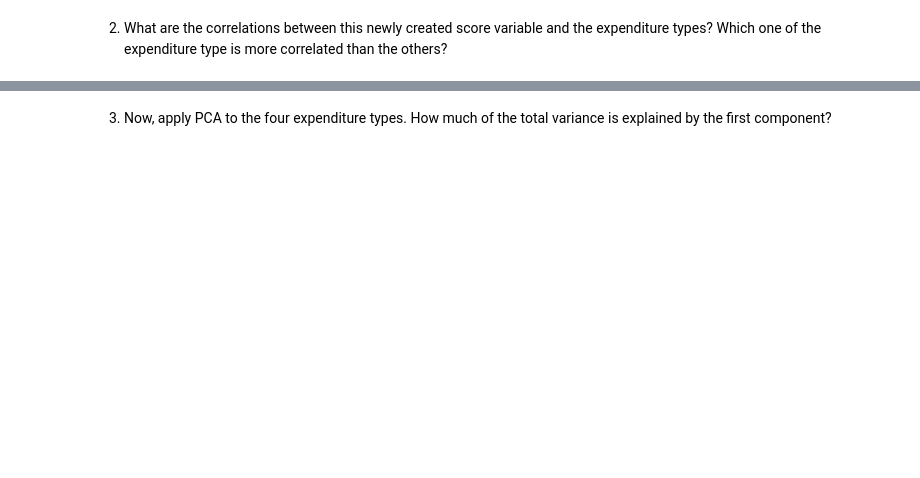
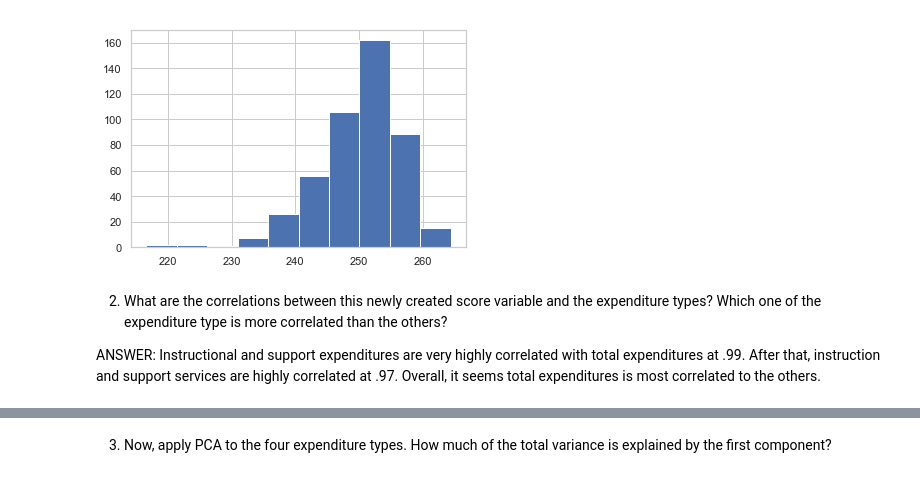
Before and after one commit to mgalaviz1/my_work, a Jupyter notebook: week5_eda/feature2.ipynb, the cells around one changed output, grey strips where cells are left out. Drawn from its saved outputs; the diff is of its cells as text; code cells hidden in the pictures; blank space fills up the shorter version.

```diff
--- a/week5_eda/feature2.ipynb
+++ b/week5_eda/feature2.ipynb
@@ -44,0 +81,2 @@ education_df["overall_score"] = (education_df["GRADES_4_G"]*((education_df["AVG_
+# %%
+df["overall_score"] = ((df["AVG_MATH_4_SCORE"] + df["AVG_READING_4_SCORE"] + df["AVG_MATH_8_SCORE"] + df["AVG_READING_8_SCORE"])/4)
@@ -45,3 +104,10 @@ education_df["overall_score"] = (education_df["GRADES_4_G"]*((education_df["AVG_
+# %%
+plt.hist(df["overall_score"])
+plt.show()
+# %% [output]
+[figure, added]
 # %% [markdown]
 2. What are the correlations between this newly created score variable and the expenditure types? Which one of the expenditure type is more correlated than the others?
+
+ANSWER:  Instructional and support expenditures are very highly correlated with total expenditures at .99. After that, instruction and support services are highly correlated at .97. Overall, it seems total expenditures is most correlated to the others.
 # %%
```
Also changed, not shown: parts of 16 cells of this notebook.
